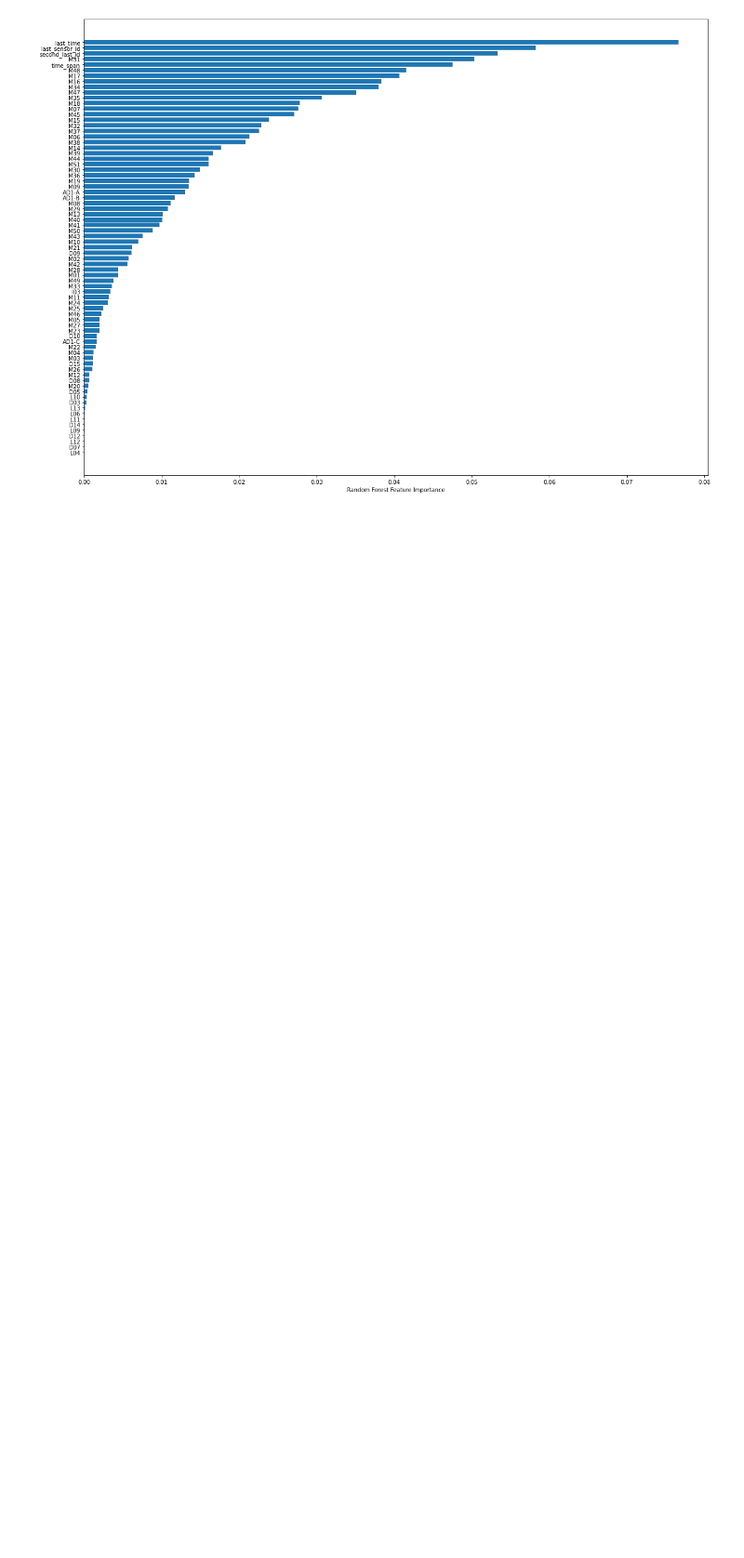
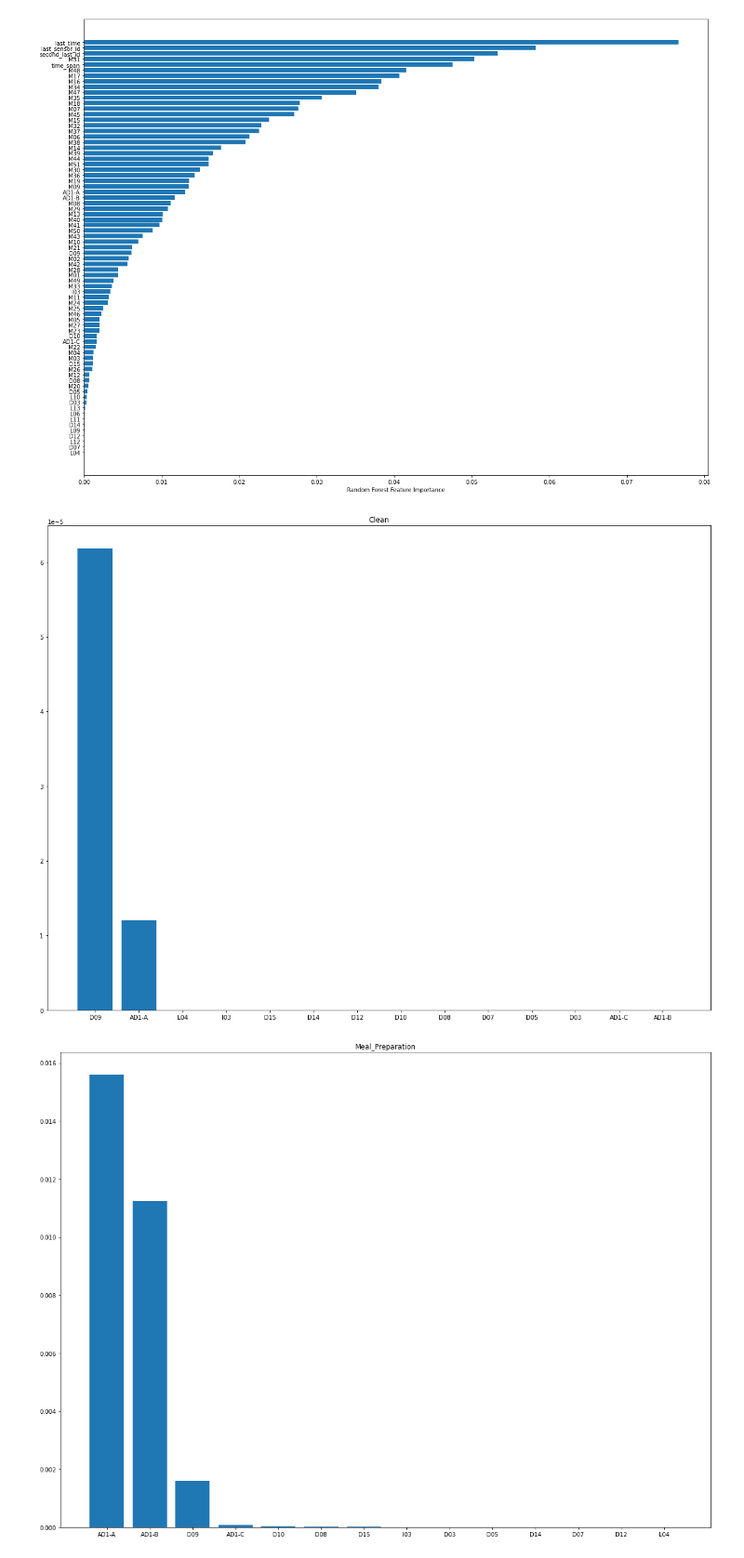
Before and after one commit to wendiganyu/IOTPhase2, a Jupyter notebook: ActivityRecognition.ipynb, the cells around one changed output. Shown at 93% size. Cells and saved outputs as stored; diff of their text form; code cells hidden in the pictures; blank space fills up the shorter version.

```diff
--- a/ActivityRecognition.ipynb
+++ b/ActivityRecognition.ipynb
@@ -589,9 +589,10 @@ def RF_Classifier(x_train, x_valid_test, y_train, y_valid_test, feature_names, n
 
     # 画出特征值重要性
     sorted_idx = rf.feature_importances_.argsort()
+    feature_importances = rf.feature_importances_
 
     plt.figure(figsize=(20, 15))
-    plt.barh(feature_names[sorted_idx], rf.feature_importances_[sorted_idx])
+    plt.barh(feature_names[sorted_idx], feature_importances[sorted_idx])
     plt.xlabel("Random Forest Feature Importance")
     plt.savefig("RFFeatureImportance.pdf")
 
@@ -623,7 +624,7 @@ def RF_Classifier(x_train, x_valid_test, y_train, y_valid_test, feature_names, n
 
 
 
-    return accu, y_pred
+    return accu, y_pred, feature_importances
 # %%
 # Train with training set and predict on test set.
 #
@@ -660,7 +661,7 @@ print(feature_names)
  'M40' 'M41' 'M42' 'M43' 'M44' 'M45' 'M46' 'M47' 'M48' 'M49' 'M50' 'M51'
  'last_time' 'time_span' 'second_last_id' 'last_sensor_id']
 # %%
-score, _ = RF_Classifier(X_train, X_test, y_train, y_test, feature_names = feature_names, n_estimators=300)
+score, _, feature_importances = RF_Classifier(X_train, X_test, y_train, y_test, feature_names = feature_names, n_estimators=300)
 # %% [output]
 Random Forest classification report:
                precision    recall  f1-score   support
@@ -680,3 +681,44 @@ weighted avg       0.99      0.99      0.99     27700
 
 Random Forest classification accuracy: 0.9917328519855596
 [figure]
+# %%
+from sklearn.preprocessing import scale
+import json
+
+# To get the importance according to each class:
+def class_feature_importance(X, Y, feature_importances, df):
+    # X_scaled = scale(X)
+    X_scaled = X
+
+    out = {}
+    for c in set(sorted(df.activity.unique())):
+        out[c] = dict(
+            zip(range(len(sorted(df.activity.unique()))), np.mean(np.array(X_scaled)[Y==c, :], axis=0)*feature_importances)
+        )
+
+    return out
+
+# labels = [0, 1, 2, 3, 4, 5, 6, 7, 8, 9, 10, 11, 12, 13]
+result = class_feature_importance(X_train, y_train, feature_importances, df)
+
+# for a in result:
+#     print(a, result[a])
+# %%
+for label_index in range(len(result)):
+    plt.figure(figsize=(20,15))
+
+    title = str(activity_encoder.inverse_transform(sorted(df.activity.unique()))[label_index])
+    plt.title(title)
+
+    sorted_indices = np.argsort(list(result[label_index].values()))[::-1] #降序indices
+
+
+    values = [list(result[label_index].values())[idx] for idx in sorted_indices]
+    plt.bar(np.array(feature_names[sorted_indices]), values)
+           # color="r", align="center")
+    # plt.xticks(range(len(result[i])), ff[list(result[i].keys())], rotation=90)
+    # plt.xlim([-1, len(result[i])])
+    plt.savefig(title+".pdf")
+# %% [output]
+[figure, added]
+[figure, added]
```
Also changed, not shown: parts of 3 cells of this notebook, 15 other files.
